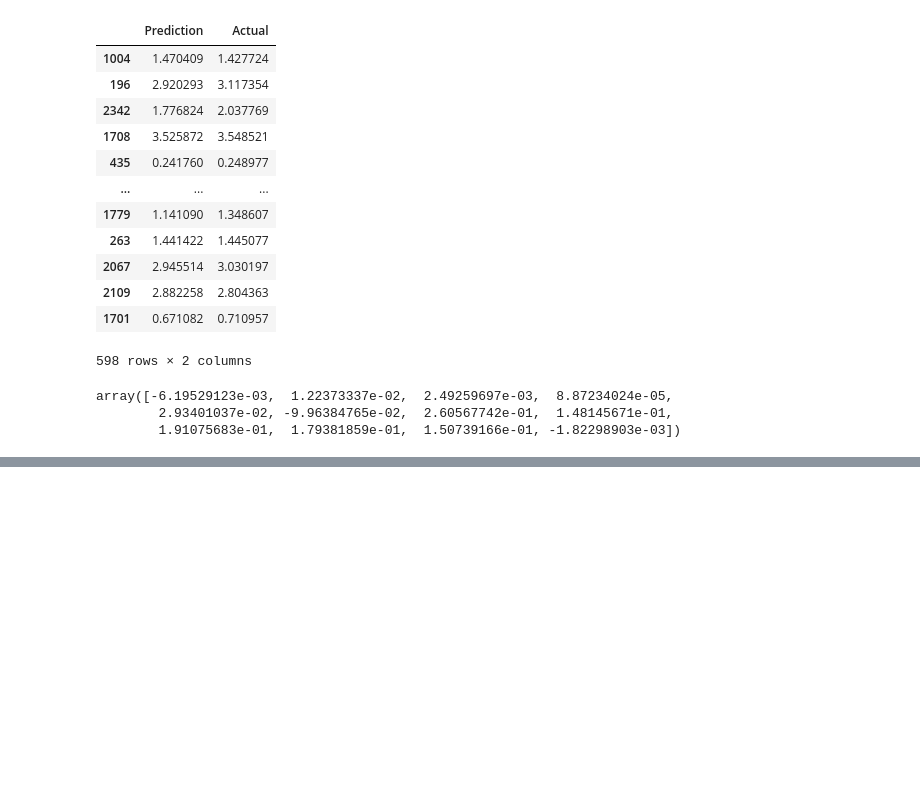
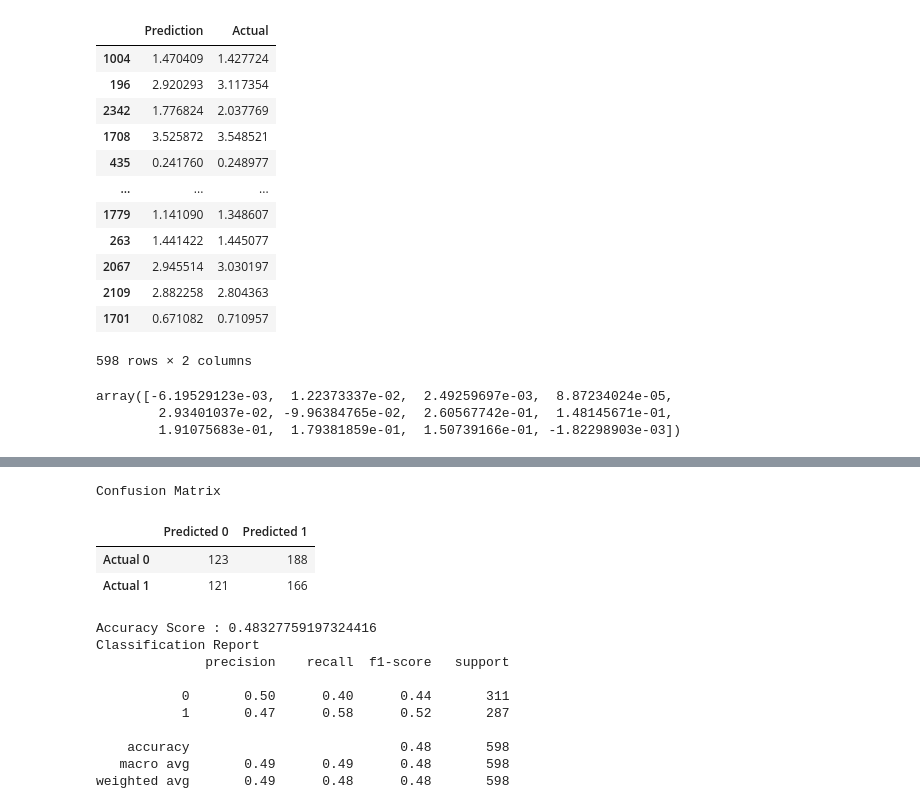
Before and after one commit to ChuckErol/student_performance_predictive_analysis, a Jupyter notebook: project_4.ipynb, the cells around one changed output, grey strips where cells are left out. Saved outputs shown, nothing was run; the diff lists cells and outputs as text; code cells hidden in the pictures; blank space fills up the shorter version.

```diff
--- a/project_4.ipynb
+++ b/project_4.ipynb
@@ -268,0 +326,30 @@ array([-6.19529123e-03,  1.22373337e-02,  2.49259697e-03,  8.87234024e-05,
+# %%
+# Calculating the confusion matrix
+cm_df = pd.DataFrame(
+    cm, index=["Actual 0", "Actual 1"], columns=["Predicted 0", "Predicted 1"]
+)
+
+# Calculating the accuracy score
+acc_score = accuracy_score(y_test, predictions)
+# %%
+# Displaying results
+print("Confusion Matrix")
+display(cm_df)
+print(f"Accuracy Score : {acc_score}")
+print("Classification Report")
+print(classification_report(y_test, predictions))
+# %% [output]
+Confusion Matrix
+|  | Predicted 0 | Predicted 1 |
+| Actual 0 | 123 | 188 |
+| Actual 1 | 121 | 166 |
+Accuracy Score : 0.48327759197324416
+Classification Report
+              precision    recall  f1-score   support
+
+           0       0.50      0.40      0.44       311
+           1       0.47      0.58      0.52       287
+
+    accuracy                           0.48       598
+   macro avg       0.49      0.49      0.48       598
+weighted avg       0.49      0.48      0.48       598
```
Also changed, not shown: parts of 25 cells of this notebook.
